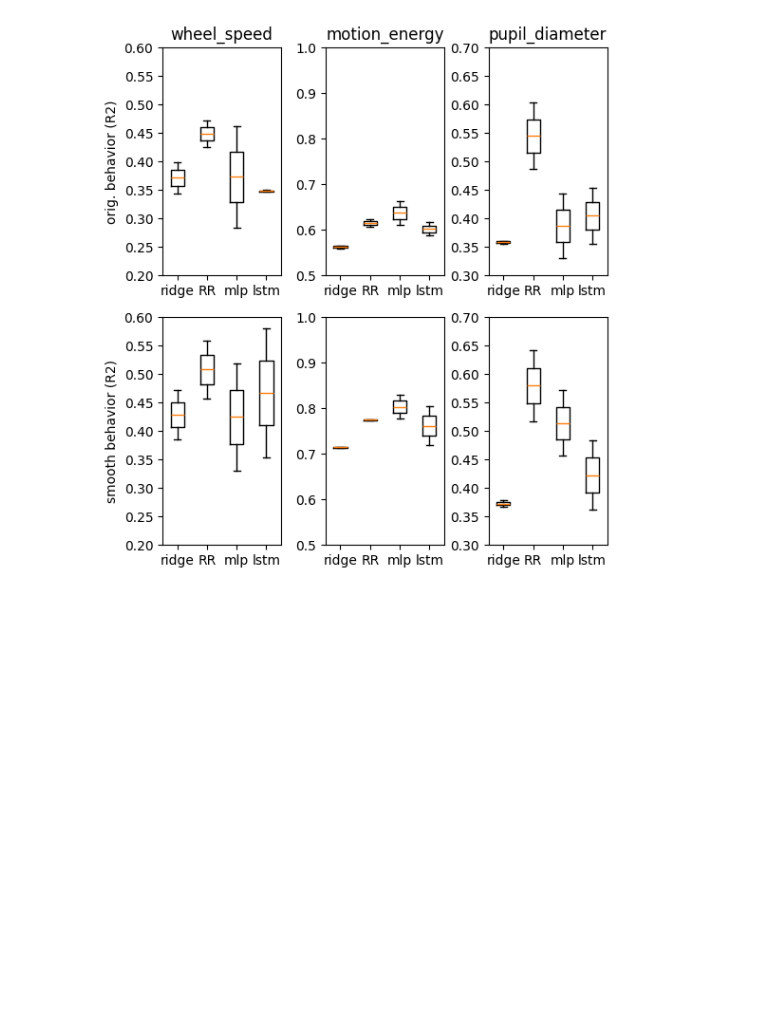
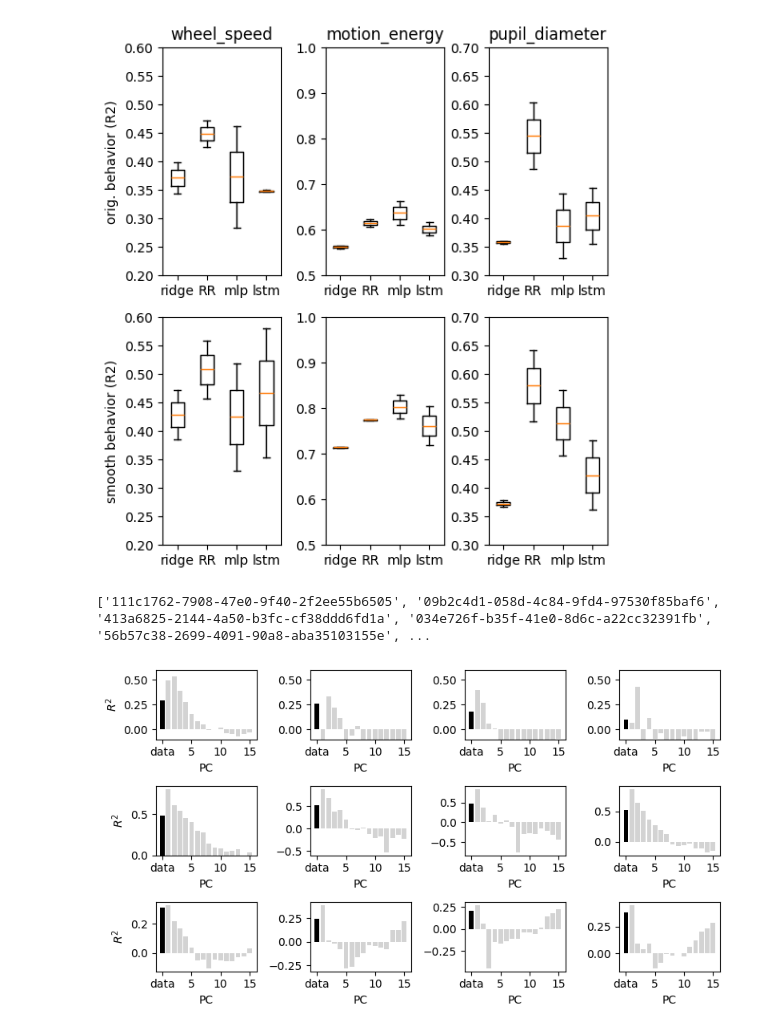
Before and after one commit to yzhang511/neural_decoding, a Jupyter notebook: notebooks/behavior_decomp.ipynb, the cells around one changed output. Drawn from its saved outputs; the diff is of its cells as text; code cells hidden in the pictures; blank space fills up the shorter version.

```diff
--- a/notebooks/behavior_decomp.ipynb
+++ b/notebooks/behavior_decomp.ipynb
@@ -147,7 +148,8 @@ def r2_decomp(eid, target, model, model_class, data_dir, n_comp=30):
         'lr_factor': 0.1,
         'lr_patience': 5,
         'device': DEVICE,
-        'n_workers': os.cpu_count()
+        'n_workers': os.cpu_count(),
+        'comp_idxs': list(np.arange(50))
     }
 
     dm = SingleSessionDataModule(config)
@@ -845,3 +875,44 @@ plt.tight_layout()
 # plt.savefig(f'../results/plots/perf_orig_vs_smooth.png', dpi=100)
 # %% [output]
 [figure]
+# %%
+res_dir = Path('/home/yizi/shared_decoding/results/pc_results')
+
+eids = [fname for fname in os.listdir(res_dir) if fname not in ['.DS_Store', '.ipynb_checkpoints']]
+print(eids)
+
+targets = ['wheel_speed', 'motion_energy', 'pupil_diameter']
+models = ['ridge', 'mlp', 'lstm', 'reduced-rank', ]
+# %% [output]
+['111c1762-7908-47e0-9f40-2f2ee55b6505', '09b2c4d1-058d-4c84-9fd4-97530f85baf6', '413a6825-2144-4a50-b3fc-cf38ddd6fd1a', '034e726f-b35f-41e0-8d6c-a22cc32391fb', '56b57c38-2699-4091-90a8-aba35103155e', ...
+# %%
+colors = ['k'] + list(np.repeat('lightgray', 15))
+
+fig, axes = plt.subplots(len(targets), len(models), figsize=(8,4.5))
+for i, target in enumerate(targets):
+    for j, model in enumerate(models):
+        avg_r2 = []
+        for _, eid in enumerate(eids):
+            r2s = []
+            for comp_idx in range(-1, 15):
+                path = res_dir/eid/target/model/f'comp_{comp_idx}.npy'
+                try:
+                    r2 = np.load(path, allow_pickle=True).item()['r2']
+                except:
+                    r2 = np.nan
+                # if r2 >= 0:
+                r2s.append(r2)
+            avg_r2.append(r2s)
+        r2s = np.nanmean(avg_r2, 0)
+        axes[i,j].bar(np.arange(len(r2s)), r2s, color=colors)
+        # axes[i,j].set_title(model + f' ({eid[:5]})')
+        if target == 'wheel_speed':
+            axes[i,j].set_ylim(-0.1, 0.6)
+        axes[i,j].set_xlabel('PC')
+        axes[i,j].set_xticks([0, 5, 10, 15], ['data', 5, 10, 15])
+        if j == 0:
+            axes[i,j].set_ylabel(r'$R^2$')
+plt.tight_layout()
+# plt.savefig(f'../results/plots/{target}_r2_decomp.png', dpi=100)
+# %% [output]
+[figure, added]
```
Also changed, not shown: parts of 7 cells of this notebook.
